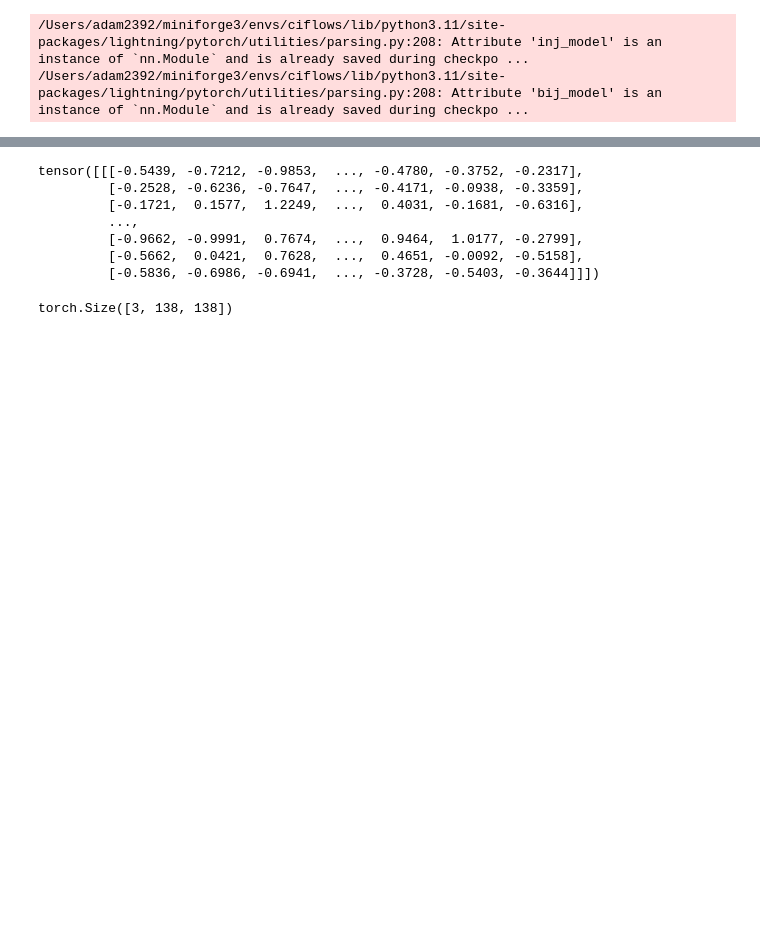
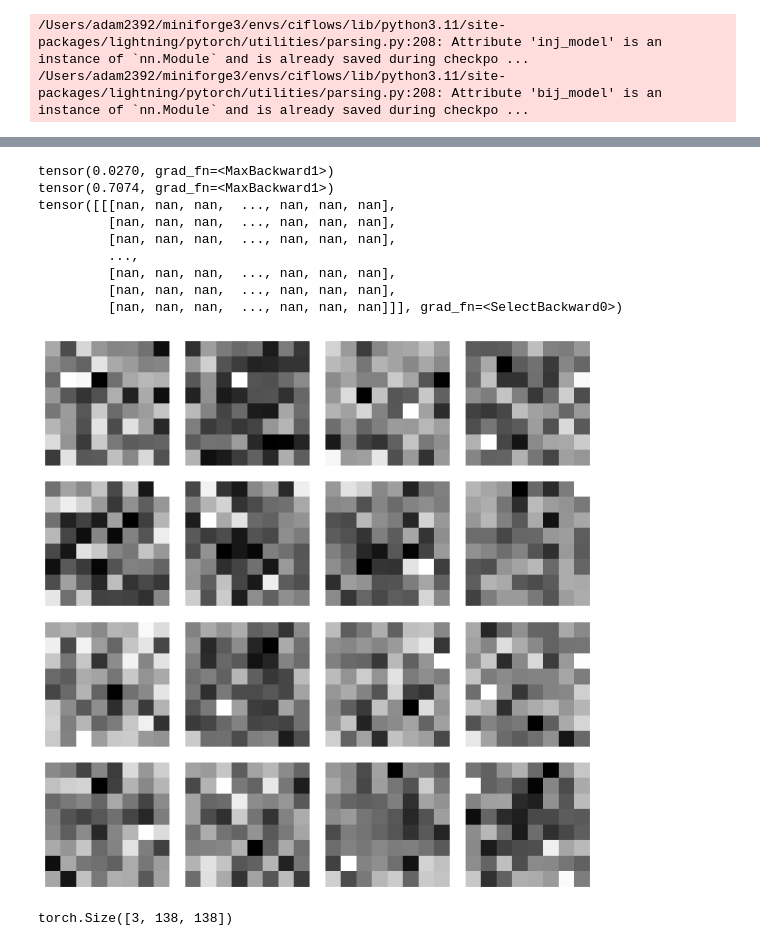
Before and after one commit to adam2392/ciflows, a Jupyter notebook: notebooks/01_injflow_results.ipynb, the cells around one changed output, grey strips where cells are left out. Cells and saved outputs as stored; diff of their text form; code cells hidden in the pictures; blank space fills up the shorter version.

```diff
--- a/notebooks/01_injflow_results.ipynb
+++ b/notebooks/01_injflow_results.ipynb
@@ -154,25 +148,44 @@ torch.Size([16])
 # %%
 # samples = samples_recon
 # Step 8: Generate Samples
 num_samples = 16
 model.eval()
-model = model.to(torch.device("cpu"))
-with torch.no_grad():
-    # samples, _ = model.sample(num_samples)  # Generate samples
-    samples, ldj = model.bij_model.sample(num_samples=num_samples)
-    samples = model.inj_model.forward(samples)
-    samples = samples.view(-1, 1, 32, 32).cpu()  # Reshape for plotting
+# model = model.to(torch.device("cpu"))
+
+# samples, _ = model.sample(num_samples)  # Generate samples
+# samples, ldj = model.bij_model.sample(num_samples=num_samples)
+vlatent = model.bij_model.q0.sample(num_samples=num_samples) / 100.
+print(vlatent.max())
+samples = model.bij_model(vlatent)
+print(samples.max())
+samples = model.inj_model(samples / samples.max())
+
+# samples = model.inj_model.forward(samples)
+samples = samples.view(-1, 1, 32, 32).cpu()  # Reshape for plotting
 
 # Visualize generated samples
 print(samples[0])
+
+fig, axes = plt.subplots(4, 4, figsize=(8, 8))
+for i in range(num_samples):
+    ax = axes[i // 4, i % 4]
+    ax.imshow(vlatent[i].squeeze().detach().numpy(),
+               cmap="gray"
+               )
+    ax.axis("off")
+
+plt.show()
 # %% [output]
-tensor([[[-0.5439, -0.7212, -0.9853,  ..., -0.4780, -0.3752, -0.2317],
-         [-0.2528, -0.6236, -0.7647,  ..., -0.4171, -0.0938, -0.3359],
-         [-0.1721,  0.1577,  1.2249,  ...,  0.4031, -0.1681, -0.6316],
+tensor(0.0270, grad_fn=<MaxBackward1>)
+tensor(0.7074, grad_fn=<MaxBackward1>)
+tensor([[[nan, nan, nan,  ..., nan, nan, nan],
+         [nan, nan, nan,  ..., nan, nan, nan],
+         [nan, nan, nan,  ..., nan, nan, nan],
          ...,
-         [-0.9662, -0.9991,  0.7674,  ...,  0.9464,  1.0177, -0.2799],
-         [-0.5662,  0.0421,  0.7628,  ...,  0.4651, -0.0092, -0.5158],
-         [-0.5836, -0.6986, -0.6941,  ..., -0.3728, -0.5403, -0.3644]]])
+         [nan, nan, nan,  ..., nan, nan, nan],
+         [nan, nan, nan,  ..., nan, nan, nan],
+         [nan, nan, nan,  ..., nan, nan, nan]]], grad_fn=<SelectBackward0>)
+[figure, added]
 # %%
 # samples = samples_recon.detach()
 
```
Also changed, not shown: parts of 7 cells of this notebook, 3 other files.
